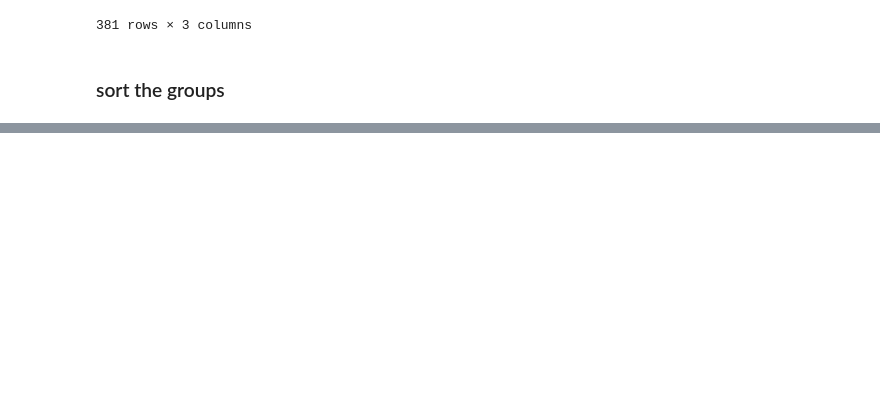
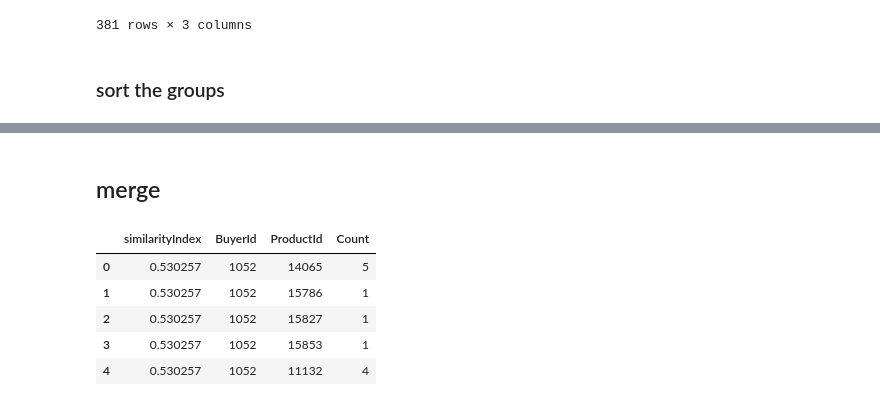
Before and after one commit to AliAkbariAlashti/Machine-learning, a Jupyter notebook: recommendation-system/collabrative.ipynb, the cells around one changed output, grey strips where cells are left out. Drawn from its saved outputs; the diff is of its cells as text; code cells hidden in the pictures; blank space fills up the shorter version.

```diff
--- a/recommendation-system/collabrative.ipynb
+++ b/recommendation-system/collabrative.ipynb
@@ -191,0 +263,6 @@ KeyError: 'Count'
+# %%
+pearsonDF = pd.DataFrame.from_dict(pearsonCorrelationDict, orient='index')
+pearsonDF.columns = ['similarityIndex']
+pearsonDF['BuyerId'] = pearsonDF.index
+pearsonDF.index = range(len(pearsonDF))
+pearsonDF.head()
@@ -191,0 +292,12 @@ KeyError: 'Count'
+# %% [markdown]
+## merge
+# %%
+topUsersRating = topUsers.merge(orders_df, on = 'BuyerId', how='inner')
+topUsersRating.head()
+# %% [output]
+|  | similarityIndex | BuyerId | ProductId | Count |
+| 0 | 0.530257 | 1052 | 14065 | 5 |
+| 1 | 0.530257 | 1052 | 15786 | 1 |
+| 2 | 0.530257 | 1052 | 15827 | 1 |
+| 3 | 0.530257 | 1052 | 15853 | 1 |
+| 4 | 0.530257 | 1052 | 11132 | 4 |
```
Also changed, not shown: parts of 24 cells of this notebook.
